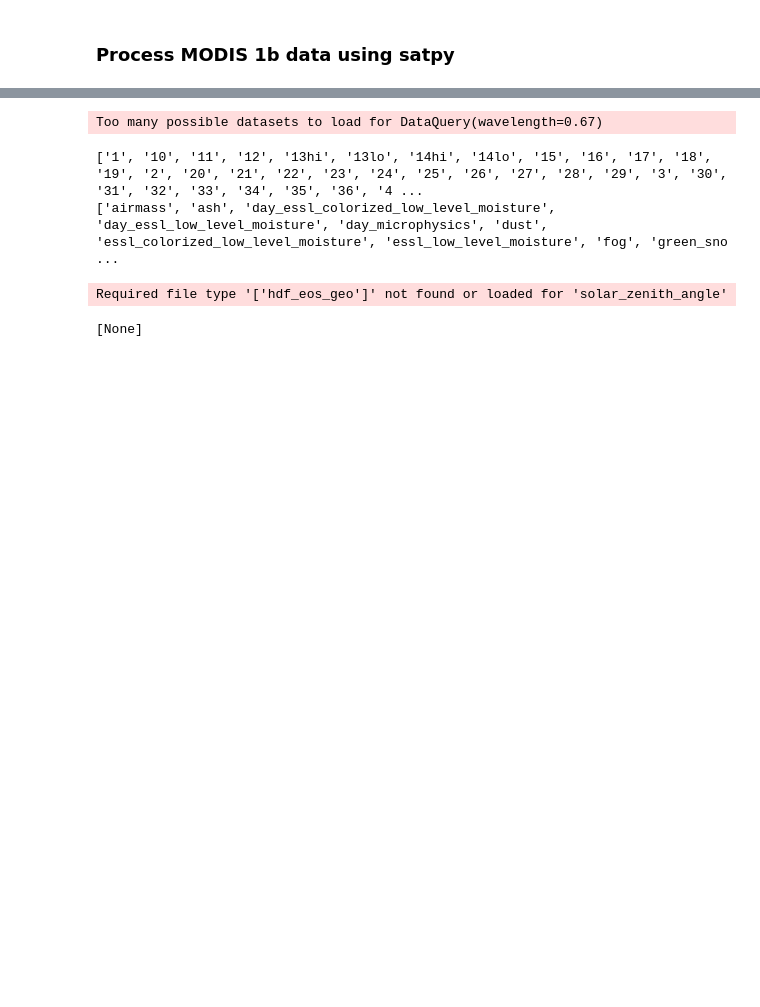
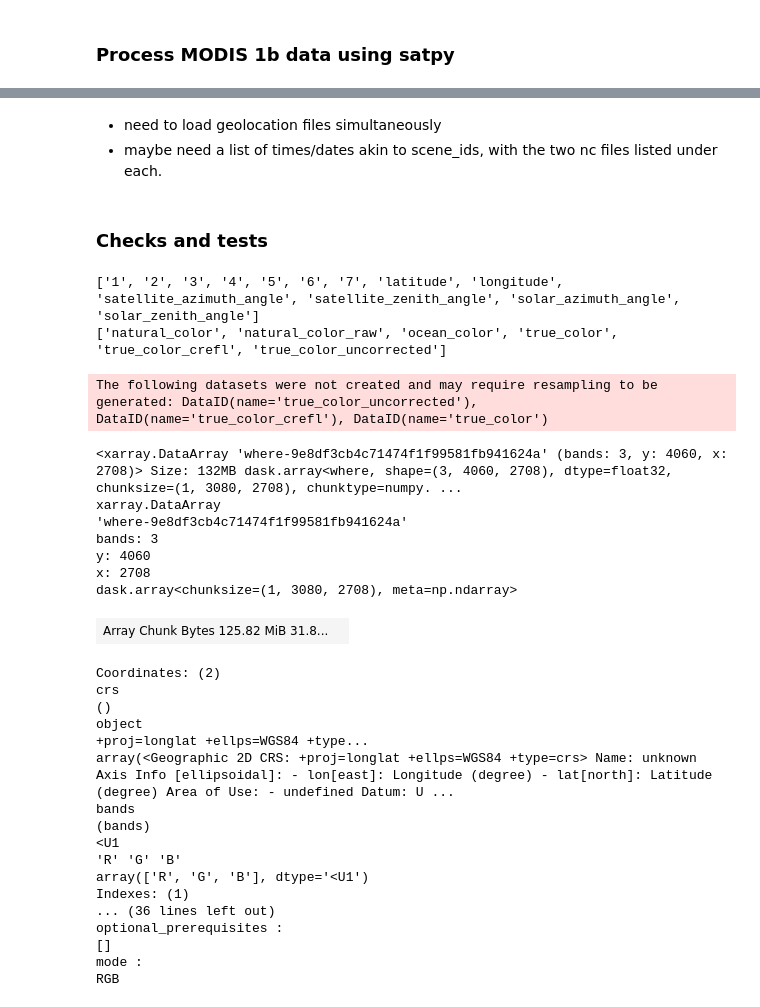
Before and after one commit to flogrows/phd-notebooks, a Jupyter notebook: ProcessMODISFiles.ipynb, the cells around one changed output, grey strips where cells are left out. Saved outputs shown, nothing was run; the diff lists cells and outputs as text; code cells hidden in the pictures; blank space fills up the shorter version.

Commit message:
Change satpy processing of MODIS data to include saving nc files with lat and lon

```diff
--- a/ProcessMODISFiles.ipynb
+++ b/ProcessMODISFiles.ipynb
@@ -13,8 +13,10 @@ import xarray as xr
 # %%
 # specify folder containing set of MODIS hdf files
 
-#folder = "AquaHkmLabSea2022b"
+folder = "AquaHkmLabSea2022b"
 #folder = 'AquaQkmLabSeaOctNov22'
-folder = "Aqua1km"
+#folder = "Aqua1km"
 file_loc = "/home/eefjg/OneDrive/Leeds/PhD/Data/MODIS/" + folder
-filenames = glob(file_loc + "/*.hdf")
+
+filenames = sorted(glob(file_loc + "/*.hdf"))
+geoloc_files = sorted(glob(file_loc + "/geoloc/*.hdf")) # folder for MYD03 geolocation files
@@ -25,10 +23,54 @@ filenames[0]
+# %% [markdown]
+- need to load geolocation files simultaneously
+- maybe need a list of times/dates akin to scene_ids, with the two nc files listed under each.
+# %% [markdown]
+### Checks and tests
 # %%
 # check available channels and composites
 
-scn = Scene(reader='modis_l1b', filenames=[filenames[0]])
+scn = Scene(reader='modis_l1b', filenames=[filenames[0],geoloc_files[0]])
 print(scn.available_dataset_names())
 print(scn.available_composite_names())
 # %% [output]
-Too many possible datasets to load for DataQuery(wavelength=0.67)
+['1', '2', '3', '4', '5', '6', '7', 'latitude', 'longitude', 'satellite_azimuth_angle', 'satellite_zenith_angle', 'solar_azimuth_angle', 'solar_zenith_angle']
+['natural_color', 'natural_color_raw', 'ocean_color', 'true_color', 'true_color_crefl', 'true_color_uncorrected']
-['1', '10', '11', '12', '13hi', '13lo', '14hi', '14lo', '15', '16', '17', '18', '19', '2', '20', '21', '22', '23', '24', '25', '26', '27', '28', '29', '3', '30', '31', '32', '33', '34', '35', '36', '4 ...
-['airmass', 'ash', 'day_essl_colorized_low_level_moisture', 'day_essl_low_level_moisture', 'day_microphysics', 'dust', 'essl_colorized_low_level_moisture', 'essl_low_level_moisture', 'fog', 'green_sno ...
+# %%
+# need to load the datasets we want before resampling
+scn.load(['true_color', 'true_color_crefl', 'true_color_uncorrected'])
+# %% [output]
+The following datasets were not created and may require resampling to be generated: DataID(name='true_color_uncorrected'), DataID(name='true_color_crefl'), DataID(name='true_color')
+# %%
+# resample to allow composite generation (e.g. solar_zenith_angle is at 250m res not 500m)
+# use coarset area to downsample to 500m (dta resolution)
+
+new_scn = scn.resample(scn.coarsest_area(), resampler='native')
+# %%
+# load composites from resampled scene
+# new_scn.load(['true_color']) NB don't actually need to load all datasets again
+new_scn['true_color']
+# %% [output]
+<xarray.DataArray 'where-9e8df3cb4c71474f1f99581fb941624a' (bands: 3, y: 4060, x: 2708)> Size: 132MB dask.array<where, shape=(3, 4060, 2708), dtype=float32, chunksize=(1, 3080, 2708), chunktype=numpy. ...
+xarray.DataArray
+'where-9e8df3cb4c71474f1f99581fb941624a'
+bands: 3
+y: 4060
+x: 2708
+dask.array<chunksize=(1, 3080, 2708), meta=np.ndarray>
+| Array Chunk Bytes 125.82 MiB 31.8... |  |
+Coordinates: (2)
+crs
+()
+object
++proj=longlat +ellps=WGS84 +type...
+array(<Geographic 2D CRS: +proj=longlat +ellps=WGS84 +type=crs> Name: unknown Axis Info [ellipsoidal]: - lon[east]: Longitude (degree) - lat[north]: Latitude (degree) Area of Use: - undefined Datum: U ...
+bands
+(bands)
+<U1
+'R' 'G' 'B'
+array(['R', 'G', 'B'], dtype='<U1')
+Indexes: (1)
+... (36 lines left out)
+optional_prerequisites :
+[]
+mode :
+RGB
@@ -35,10 +81,5 @@ Too many possible datasets to load for DataQuery(wavelength=0.67)
 # %%
-scn.load(['1', '4', '3', 'true_color_uncorrected'])
-scn.save_datasets(filename="test.nc",writer="cf",
-                    datasets=['1', '4', '3', 'true_color_uncorrected'])
+new_scn.save_datasets(filename="test.nc",writer="cf");
-# %% [output]
-Required file type '['hdf_eos_geo']' not found or loaded for 'solar_zenith_angle'
-[None]
 # %%
 ds = xr.open_dataset("test.nc")
 ds
```
Also changed, not shown: parts of 17 cells of this notebook.
